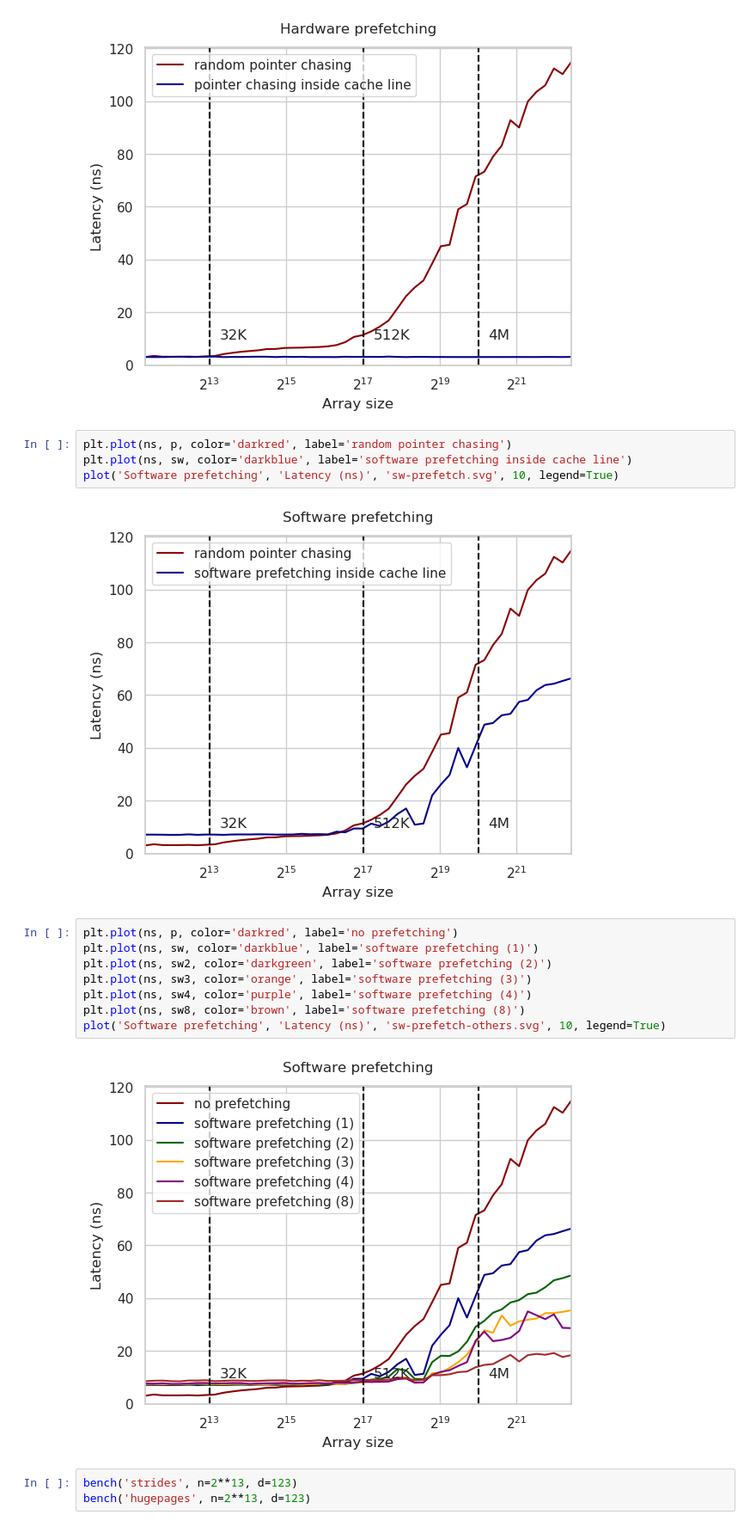
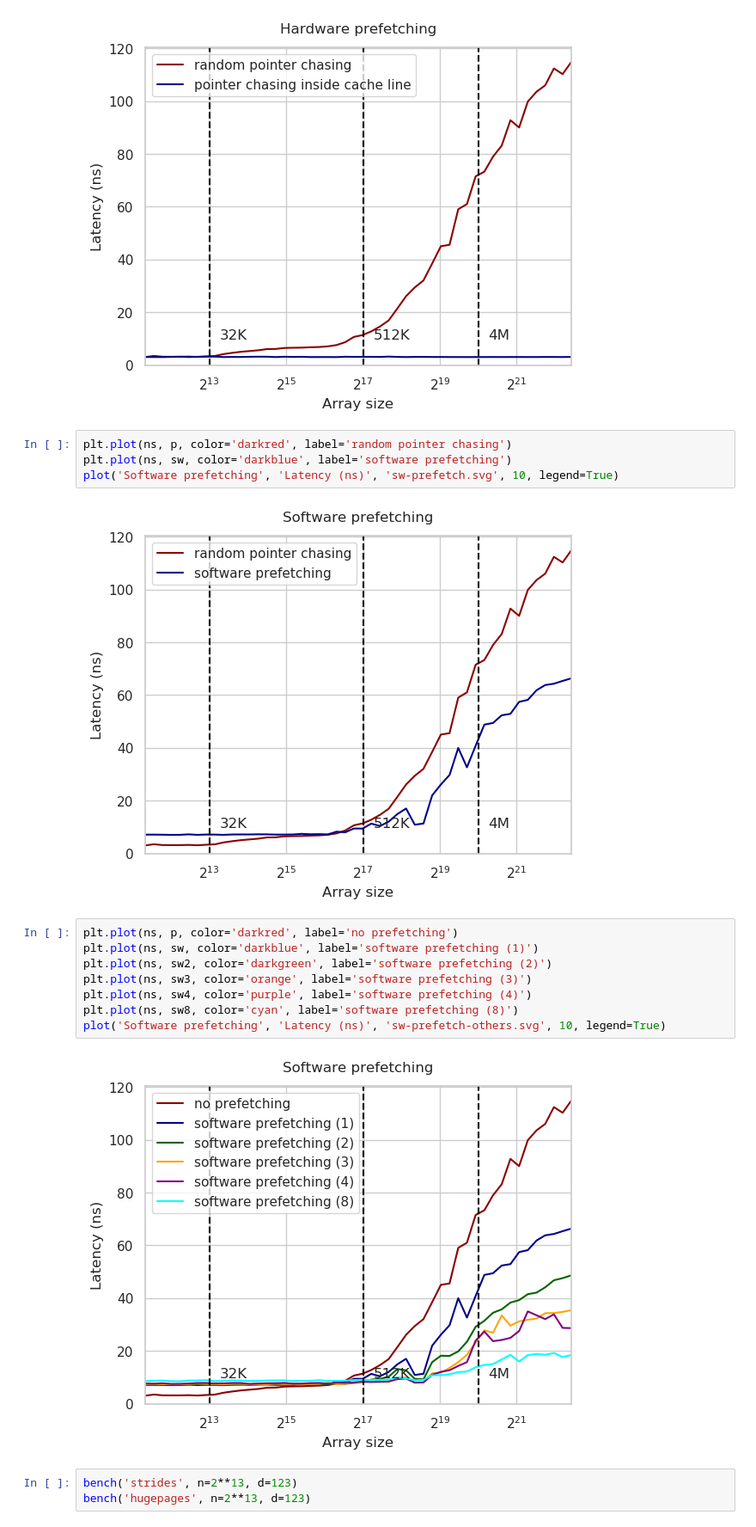
Before and after one commit to sslotin/amh-code, a Jupyter notebook: cpu-cache/plot.ipynb, the cells around one changed output. Shown at 86% size. Saved outputs shown, nothing was run; the diff lists cells and outputs as text.

Commit message:
final cpu-cache plots

```diff
--- a/cpu-cache/plot.ipynb
+++ b/cpu-cache/plot.ipynb
@@ -507,20 +536,20 @@ plot('Hardware prefetching', 'Latency (ns)', 'sw-prefetch.svg', 10, legend=True)
 [figure]
 # %%
 plt.plot(ns, p, color='darkred', label='random pointer chasing')
-plt.plot(ns, sw, color='darkblue', label='software prefetching inside cache line')
+plt.plot(ns, sw, color='darkblue', label='software prefetching')
 plot('Software prefetching', 'Latency (ns)', 'sw-prefetch.svg', 10, legend=True)
 # %% [output]
-[figure, old version]
+[figure, new version]
 # %%
 plt.plot(ns, p, color='darkred', label='no prefetching')
 plt.plot(ns, sw, color='darkblue', label='software prefetching (1)')
 plt.plot(ns, sw2, color='darkgreen', label='software prefetching (2)')
 plt.plot(ns, sw3, color='orange', label='software prefetching (3)')
 plt.plot(ns, sw4, color='purple', label='software prefetching (4)')
-plt.plot(ns, sw8, color='brown', label='software prefetching (8)')
+plt.plot(ns, sw8, color='cyan', label='software prefetching (8)')
 plot('Software prefetching', 'Latency (ns)', 'sw-prefetch-others.svg', 10, legend=True)
 # %% [output]
-[figure, old version]
+[figure, new version]
 # %%
 bench('strides', n=2**13, d=123)
 bench('hugepages', n=2**13, d=123)
```
Also changed, not shown: parts of 13 cells of this notebook, 1 other file.
